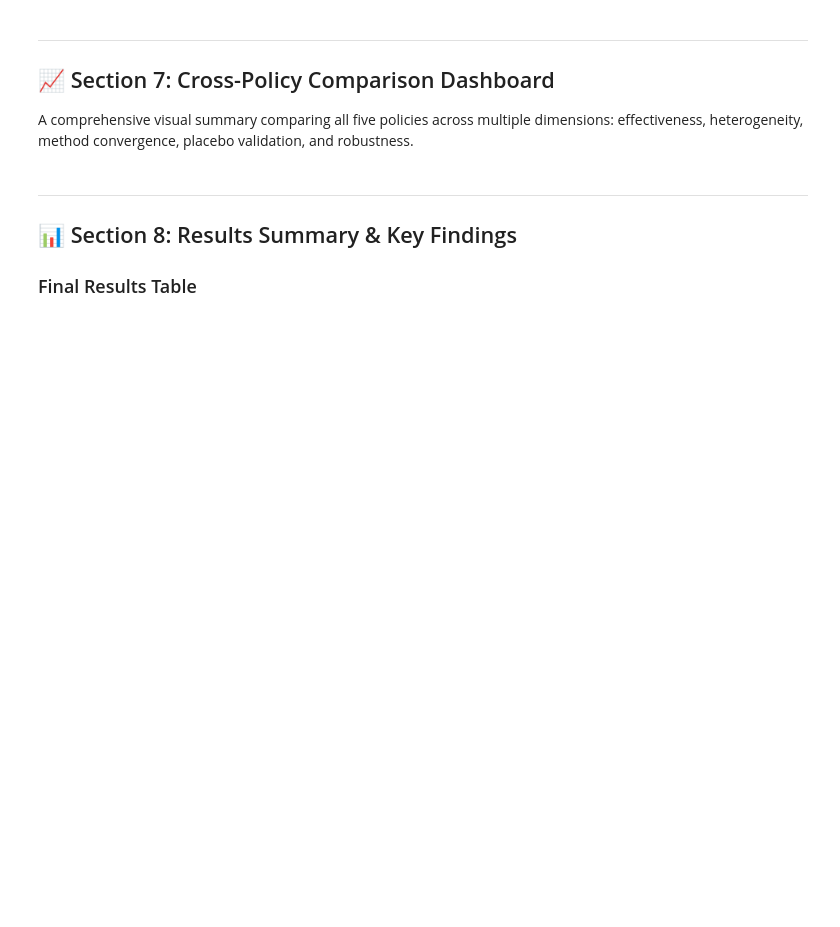
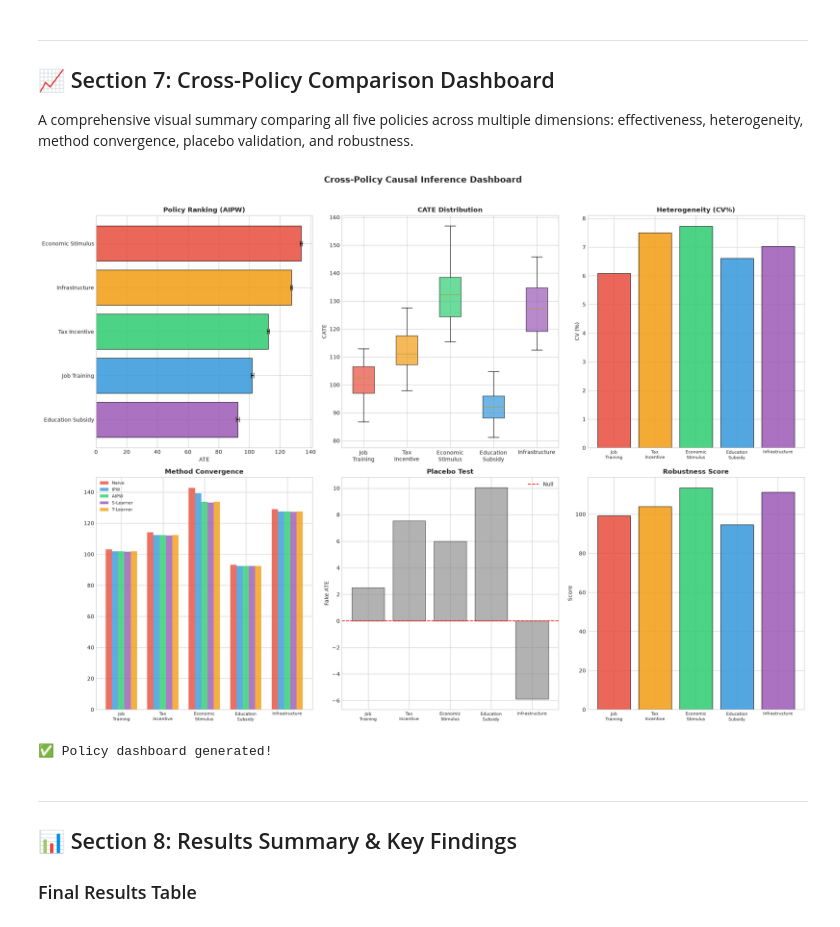
Before and after one commit to Aadip-Thapaliya/CausalInferenceML, a Jupyter notebook: causal inference/CausalInference_PolicyAnalysis.ipynb, the cells around one changed output. Saved outputs shown, nothing was run; the diff lists cells and outputs as text; code cells hidden in the pictures; blank space fills up the shorter version.

```diff
--- a/causal inference/CausalInference_PolicyAnalysis.ipynb
+++ b/causal inference/CausalInference_PolicyAnalysis.ipynb
@@ -819,7 +936,7 @@ ax1.set_xlabel('ATE')
 # 2. CATE Distribution
 ax2 = plt.subplot(2, 3, 2)
 all_c = [cf_results[p]['cate'] for p in policies]
-bp = ax2.boxplot(all_c, labels=[p.replace(' ', '\n') for p in policies], patch_artist=True)
+bp = ax2.boxplot(all_c, tick_labels=[p.replace(' ', '\n') for p in policies], patch_artist=True)  # ← fixed
 for p, c in zip(bp['boxes'], colors_r): p.set_facecolor(c); p.set_alpha(0.7)
 ax2.set_title('CATE Distribution', fontweight='bold')
 ax2.set_ylabel('CATE')
@@ -851,33 +968,36 @@ placebos = []
 for name, config in policy_configs.items():
     df = config['df']
     fake = df[config['irrelevant']].values > df[config['irrelevant']].median()
     fake_ate = df.loc[fake, config['outcome']].mean() - df.loc[~fake, config['outcome']].mean()
     placebos.append(fake_ate)
 bars = ax5.bar(policies, placebos, color='gray', alpha=0.6, edgecolor='black')
 ax5.axhline(y=0, color='red', linestyle='--', label='Null')
 ax5.set_title('Placebo Test', fontweight='bold')
 ax5.set_ylabel('Fake ATE')
 ax5.set_xticklabels([p.replace(' ', '\n') for p in policies], fontsize=8)
 ax5.legend()
 
 # 6. Robustness Score
 ax6 = plt.subplot(2, 3, 6)
 rob_scores = []
 for p in policies:
     effect = all_results[p]['aipw']
     het = 100 - np.std(cf_results[p]['cate'])
     agree = 100 - np.std([all_results[p][m] for m in ['naive','ipw','aipw','s_learner','t_learner']])
     rob_scores.append(effect*0.5 + het*0.25 + agree*0.25)
 bars = ax6.bar(policies, rob_scores, color=colors_r, alpha=0.85, edgecolor='black')
 ax6.set_title('Robustness Score', fontweight='bold')
 ax6.set_ylabel('Score')
 ax6.set_xticklabels([p.replace(' ', '\n') for p in policies], fontsize=8)
 
 plt.suptitle('Cross-Policy Causal Inference Dashboard', fontsize=16, fontweight='bold', y=1.02)
 plt.tight_layout()
 plt.savefig('policy_dashboard.png', dpi=150, bbox_inches='tight')
 plt.show()
 print("✅ Policy dashboard generated!")
+# %% [output]
+[figure, added]
+✅ Policy dashboard generated!
 # %% [markdown]
 ---
 
```
Also changed, not shown: parts of 14 cells of this notebook, 11 other files.
